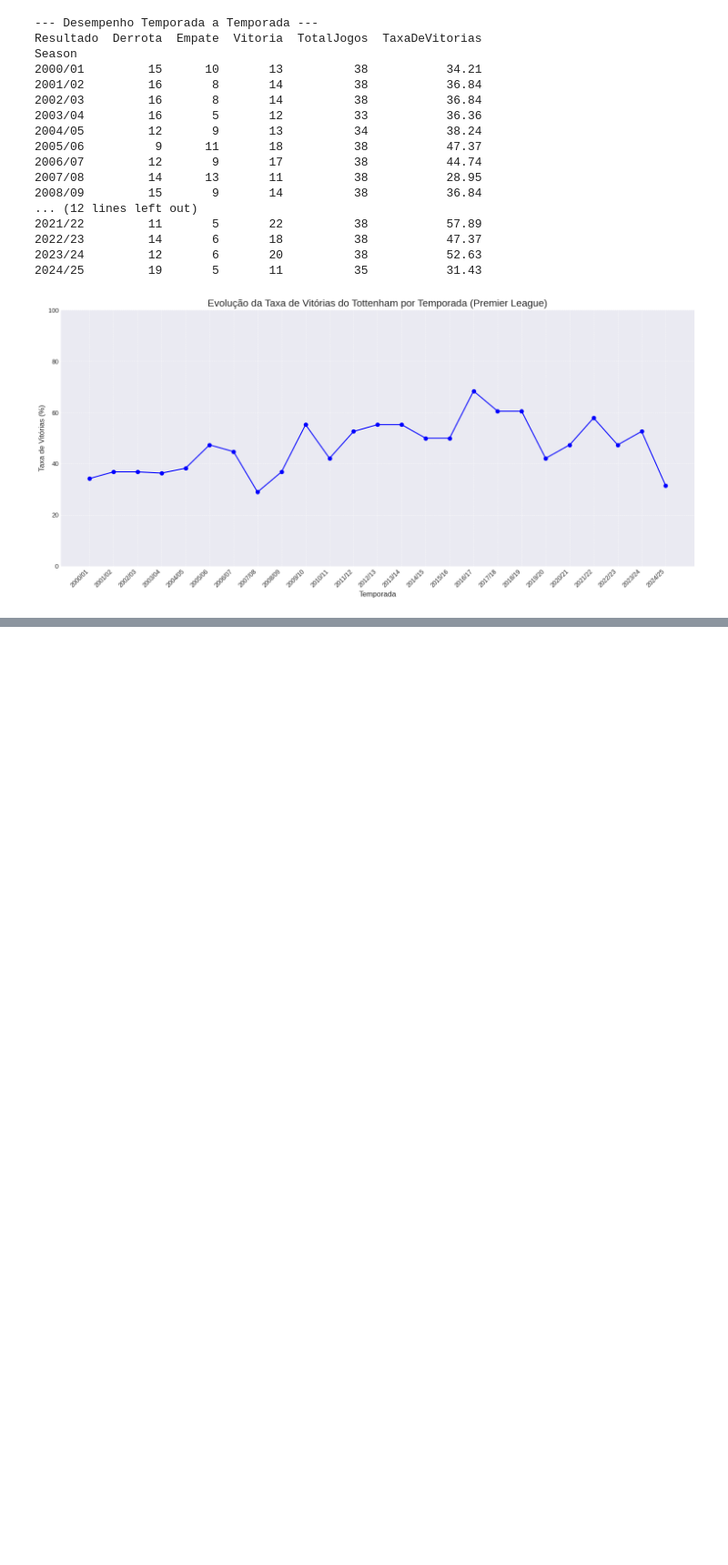
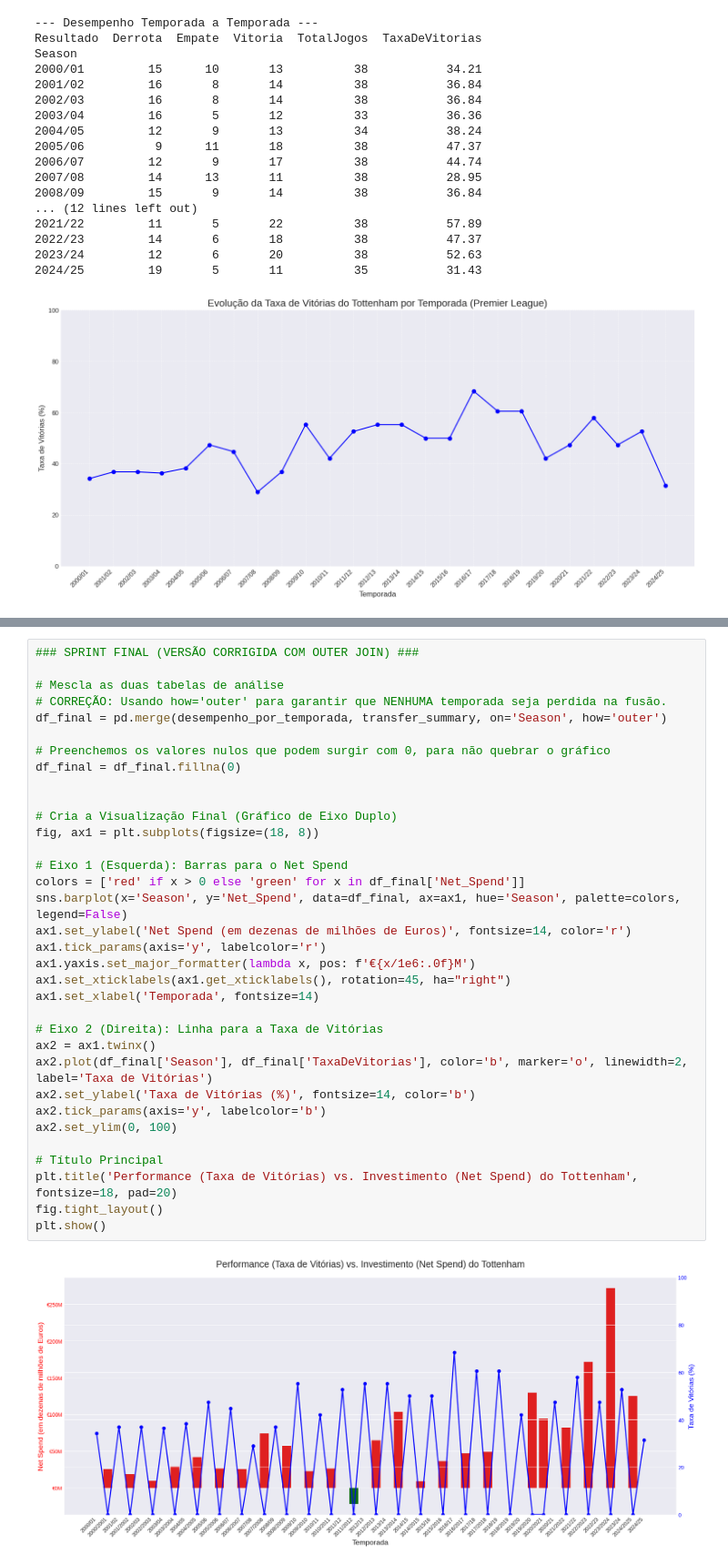
Before and after one commit to VulgoLk14/Spurs-Levy-Projeto, a Jupyter notebook: analise_era_levy_tottenham.ipynb, the cells around one changed output, grey strips where cells are left out. Shown at 91% size. Cells and saved outputs as stored; diff of their text form; blank space fills up the shorter version.

```diff
--- a/analise_era_levy_tottenham.ipynb
+++ b/analise_era_levy_tottenham.ipynb
@@ -200,0 +377,36 @@ Season
+# %%
+### SPRINT FINAL (VERSÃO CORRIGIDA COM OUTER JOIN) ###
+
+# Mescla as duas tabelas de análise
+# CORREÇÃO: Usando how='outer' para garantir que NENHUMA temporada seja perdida na fusão.
+df_final = pd.merge(desempenho_por_temporada, transfer_summary, on='Season', how='outer')
+
+# Preenchemos os valores nulos que podem surgir com 0, para não quebrar o gráfico
+df_final = df_final.fillna(0)
+
+
+# Cria a Visualização Final (Gráfico de Eixo Duplo)
+fig, ax1 = plt.subplots(figsize=(18, 8))
+
+# Eixo 1 (Esquerda): Barras para o Net Spend
+colors = ['red' if x > 0 else 'green' for x in df_final['Net_Spend']]
+sns.barplot(x='Season', y='Net_Spend', data=df_final, ax=ax1, hue='Season', palette=colors, legend=False)
+ax1.set_ylabel('Net Spend (em dezenas de milhões de Euros)', fontsize=14, color='r')
+ax1.tick_params(axis='y', labelcolor='r')
+ax1.yaxis.set_major_formatter(lambda x, pos: f'€{x/1e6:.0f}M')
+ax1.set_xticklabels(ax1.get_xticklabels(), rotation=45, ha="right")
+ax1.set_xlabel('Temporada', fontsize=14)
+
+# Eixo 2 (Direita): Linha para a Taxa de Vitórias
+ax2 = ax1.twinx()
+ax2.plot(df_final['Season'], df_final['TaxaDeVitorias'], color='b', marker='o', linewidth=2, label='Taxa de Vitórias')
+ax2.set_ylabel('Taxa de Vitórias (%)', fontsize=14, color='b')
+ax2.tick_params(axis='y', labelcolor='b')
+ax2.set_ylim(0, 100)
+
+# Título Principal
+plt.title('Performance (Taxa de Vitórias) vs. Investimento (Net Spend) do Tottenham', fontsize=18, pad=20)
+fig.tight_layout()
+plt.show()
+# %% [output]
+[figure, added]
```
Also changed, not shown: parts of 4 cells of this notebook, 5 other files.
